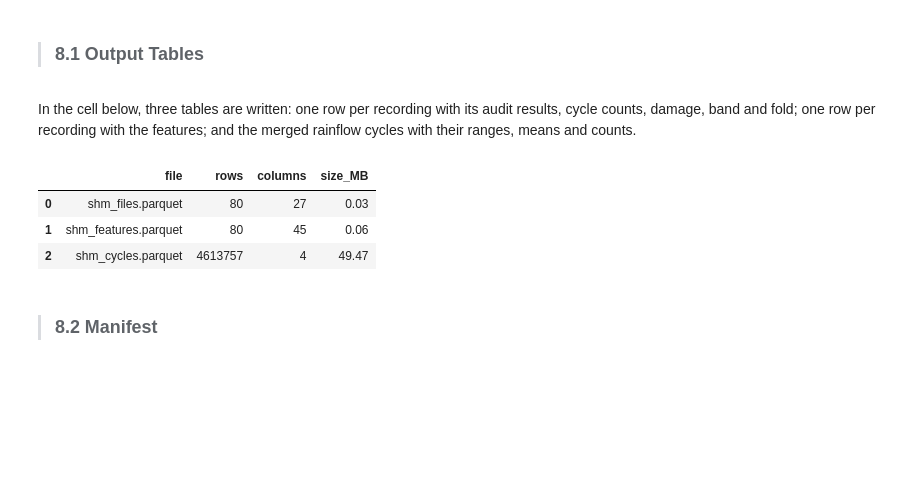
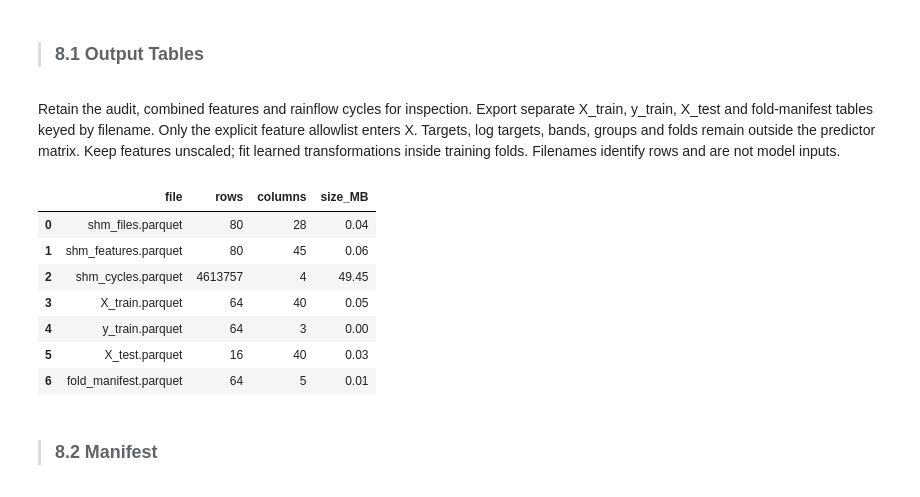
Before and after one commit to kaz-uuu/lta-train-fault-detection, a Jupyter notebook: notebooks/shm_preprocessing.ipynb, the cells around one changed output. Drawn from its saved outputs; the diff is of its cells as text; code cells hidden in the pictures; blank space fills up the shorter version.

Commit message:
feat(shm): prepare validated training tables and notebook handoff

```diff
--- a/notebooks/shm_preprocessing.ipynb
+++ b/notebooks/shm_preprocessing.ipynb
@@ -265,6 +280,7 @@ display(pd.Series({
     'Train files without a label': len(train_names - set(label_table['filename'])),
 }, name='count').to_frame())
 labels = damage_values.set_axis(label_table['filename']).rename('damage')
+labels = validate_labels(label_table, train_names)
 # %% [output]
 |  | count |
 | label rows | 64 |
@@ -283,9 +299,9 @@ column of 64-bit floats.
 # %%
 def read_recording(path):
     """Read a headerless single-column recording as a float64 array."""
-    frame = pd.read_csv(path, header=None, engine='pyarrow')
+    frame = pd.read_csv(path, header=None, engine='pyarrow', skip_blank_lines=False)
     assert frame.shape[1] == 1, f'{path.name}: expected one column, found {frame.shape[1]}'
-    return frame.iloc[:, 0].to_numpy(dtype=float)
+    return validate_signal(frame.iloc[:, 0].to_numpy(dtype=float), path.name)
 
 
 with open(paths['Train'][0]) as handle:
@@ -351,6 +369,7 @@ print('Recordings sharing identical values:', len(duplicates))
 train_hashes = set(audit.loc[audit['dataset'].eq('Train'), 'values_sha256'])
 print('Test recordings repeating a Train recording:',
       int(audit.loc[audit['dataset'].eq('Test'), 'values_sha256'].isin(train_hashes).sum()))
+audit = audit.merge(files[['filename', 'sha256']], on='filename', validate='one_to_one')
 # %% [output]
 Recordings sharing identical values: 0
 Test recordings repeating a Train recording: 0
@@ -788,15 +807,14 @@ analysis. Each fold therefore holds four recordings from every band.
 # %%
 train_index = features.index[features['dataset'].eq('Train')]
-bands = pd.qcut(features.loc[train_index, 'damage'], 4, labels=False)
-features['damage_band'] = pd.Series(pd.NA, index=features.index, dtype='Int64')
-features.loc[train_index, 'damage_band'] = bands
-features['fold'] = pd.Series(pd.NA, index=features.index, dtype='Int64')
-fold_rng = np.random.default_rng(SEED)
-for band, members in bands.groupby(bands):
-    shuffled = fold_rng.permutation(members.index.to_numpy())
-    features.loc[shuffled, 'fold'] = np.arange(len(shuffled)) % 4
-display(pd.crosstab(features.loc[train_index, 'fold'], features.loc[train_index, 'damage_band'], margins=True))
-display(features.loc[train_index].groupby('fold')['damage'].agg(['size', 'min', 'median', 'max']).round(4))
+fold_manifest = assign_folds(features.loc[train_index, 'damage'],
+    audit.set_index('filename').loc[train_index, 'values_sha256'], seed=SEED)
+for column in ['damage_band', 'fold']:
+    features[column] = pd.Series(pd.NA, index=features.index, dtype='Int64')
+    features.loc[train_index, column] = fold_manifest[column]
+assert features.loc[features['dataset'].eq('Test'), ['fold', 'damage_band']].isna().all().all()
+assert fold_manifest.groupby('group_id')['fold'].nunique().eq(1).all()
+display(pd.crosstab(fold_manifest['fold'], fold_manifest['damage_band'], margins=True))
+display(fold_manifest.groupby('fold')['damage'].agg(['size', 'min', 'median', 'max']).round(4))
 # %% [output]
 | damage_band | 0 | 1 | 2 | 3 | All |
 | fold |  |  |  |  |  |
@@ -823,33 +841,36 @@ verifies that every file reads back identically.
 # %% [markdown]
 <blockquote><h3 id="8-1"><b>8.1 Output Tables</b></h3></blockquote>
 # %% [markdown]
-In the cell below, three tables are written: one row per recording with its audit results, cycle
-counts, damage, band and fold; one row per recording with the features; and the merged rainflow cycles
-with their ranges, means and counts.
+Retain the audit, combined features and rainflow cycles for inspection. Export separate X_train, y_train, X_test and fold-manifest tables keyed by filename. Only the explicit feature allowlist enters X. Targets, log targets, bands, groups and folds remain outside the predictor matrix. Keep features unscaled; fit learned transformations inside training folds. Filenames identify rows and are not model inputs.
 # %%
 def for_parquet(frame):
     """Copy of `frame` with a fresh index and object columns converted to the pandas string dtype."""
     out = frame.reset_index(drop=True).copy()
     for column in out.columns[out.dtypes.eq(object)]:
         out[column] = out[column].astype('string')
     return out
 
 
 audit_out = audit.join(features[['damage', 'log10_damage', 'damage_band', 'fold']], on='filename')
 outputs = {
     'shm_files.parquet': for_parquet(audit_out),
     'shm_features.parquet': for_parquet(features.rename_axis('filename').reset_index()),
     'shm_cycles.parquet': for_parquet(cycles),
 }
+outputs.update({name: for_parquet(frame) for name, frame in training_tables(features, FEATURES, fold_manifest).items()})
 for name, frame in outputs.items():
     frame.to_parquet(OUT_DIR / name, index=False)
 display(pd.DataFrame([{'file': name, 'rows': len(frame), 'columns': frame.shape[1],
                        'size_MB': round((OUT_DIR / name).stat().st_size / 1e6, 2)} for name, frame in outputs.items()]))
 # %% [output]
 |  | file | rows | columns | size_MB |
-| 0 | shm_files.parquet | 80 | 27 | 0.03 |
+| 0 | shm_files.parquet | 80 | 28 | 0.04 |
 | 1 | shm_features.parquet | 80 | 45 | 0.06 |
-| 2 | shm_cycles.parquet | 4613757 | 4 | 49.47 |
+| 2 | shm_cycles.parquet | 4613757 | 4 | 49.45 |
+| 3 | X_train.parquet | 64 | 40 | 0.05 |
+| 4 | y_train.parquet | 64 | 3 | 0.00 |
+| 5 | X_test.parquet | 16 | 40 | 0.03 |
+| 6 | fold_manifest.parquet | 64 | 5 | 0.01 |
 # %% [markdown]
 <blockquote><h3 id="8-2"><b>8.2 Manifest</b></h3></blockquote>
 # %% [markdown]
```
Also changed, not shown: parts of 18 cells of this notebook, 1 other file.
